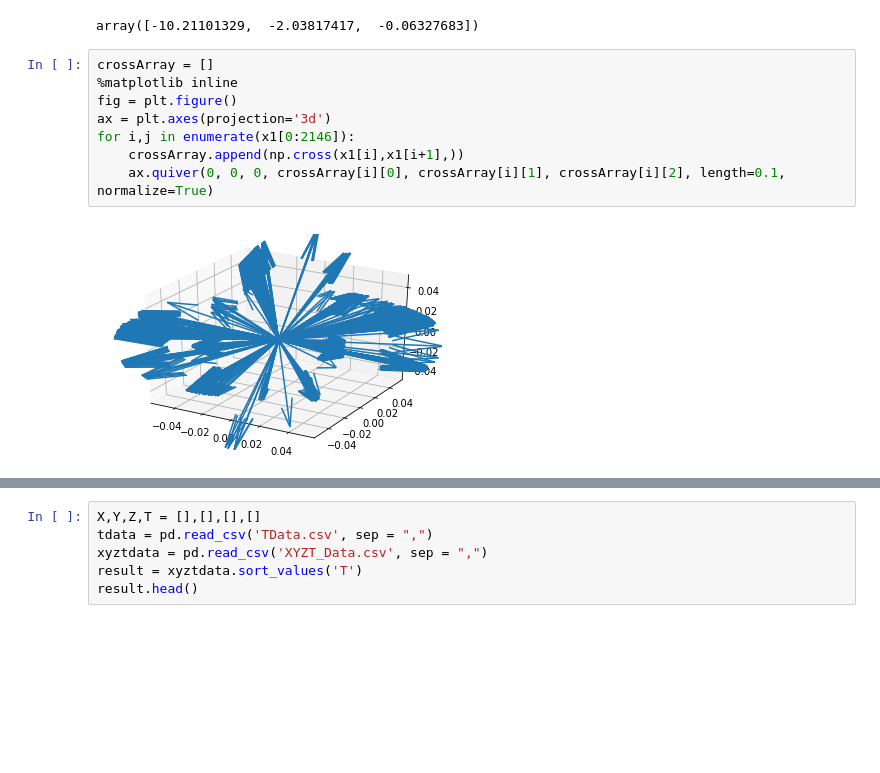
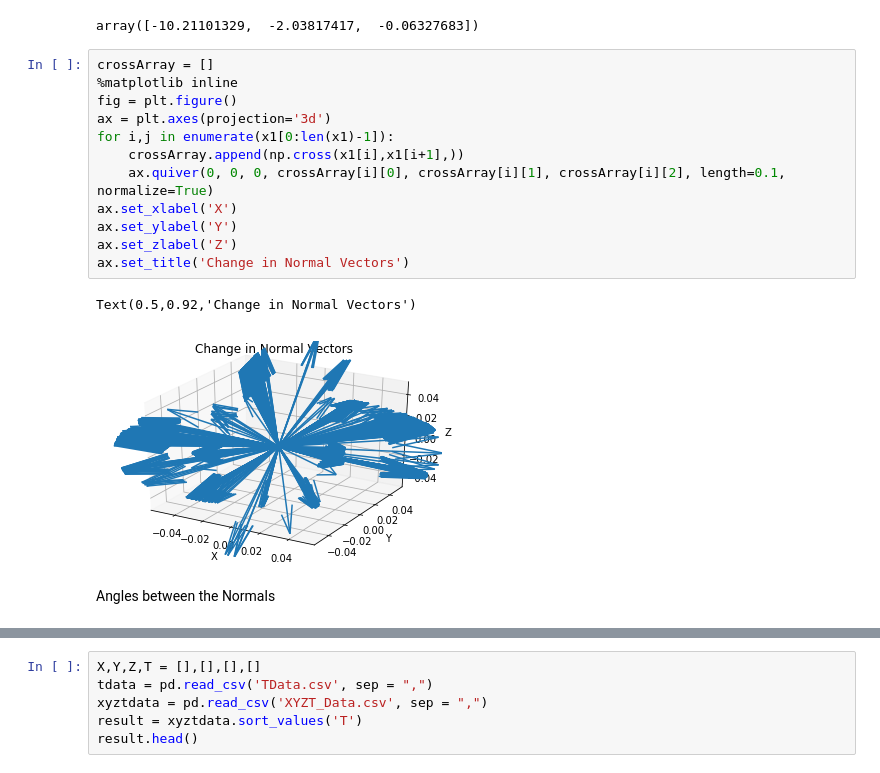
Before and after one commit to mehdig-exe/Third-Year-Project, a Jupyter notebook: Mehdi/Data Analysis.ipynb, the cells around one changed output, grey strips where cells are left out. Saved outputs shown, nothing was run; the diff lists cells and outputs as text; blank space fills up the shorter version.

```diff
--- a/Mehdi/Data Analysis.ipynb
+++ b/Mehdi/Data Analysis.ipynb
@@ -29,10 +30,17 @@ array([-10.21101329,  -2.03817417,  -0.06327683])
 # %%
 crossArray = []
 %matplotlib inline
 fig = plt.figure()
 ax = plt.axes(projection='3d')
-for i,j in enumerate(x1[0:2146]):
+for i,j in enumerate(x1[0:len(x1)-1]):
     crossArray.append(np.cross(x1[i],x1[i+1],))
     ax.quiver(0, 0, 0, crossArray[i][0], crossArray[i][1], crossArray[i][2], length=0.1, normalize=True)
+ax.set_xlabel('X')
+ax.set_ylabel('Y')
+ax.set_zlabel('Z')
+ax.set_title('Change in Normal Vectors')
 # %% [output]
+Text(0.5,0.92,'Change in Normal Vectors')
-[figure, old version]
+[figure, new version]
+# %% [markdown]
+Angles between the Normals
```
Also changed, not shown: parts of 5 cells of this notebook.
